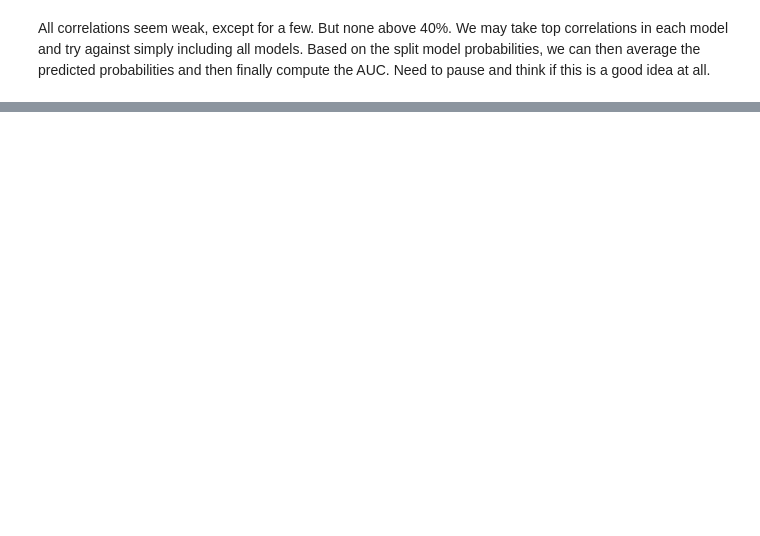
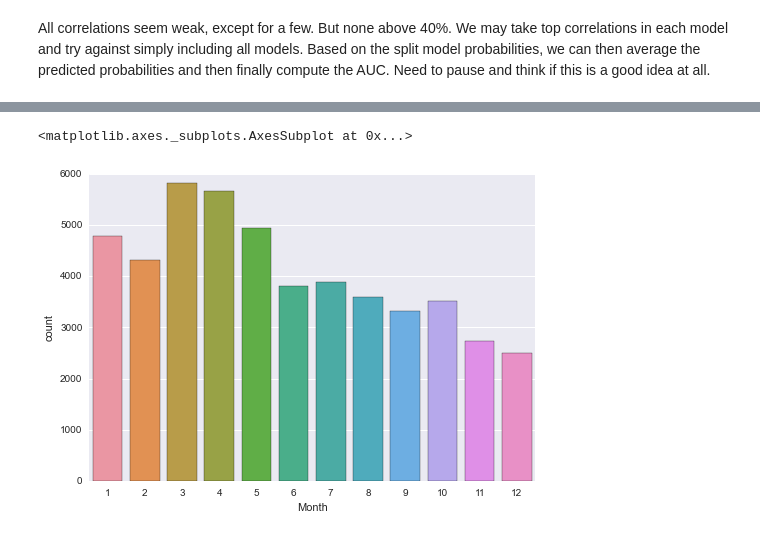
Before and after one commit to sathya288/kaggle, a Jupyter notebook: homesite/Homesite.ipynb, the cells around one changed output, grey strips where cells are left out. Cells and saved outputs as stored; diff of their text form; code cells hidden in the pictures; blank space fills up the shorter version.

```diff
--- a/homesite/Homesite.ipynb
+++ b/homesite/Homesite.ipynb
@@ -193,0 +252,5 @@ Based on the split model probabilities, we can then average the predicted probab
+# %%
+sns.countplot(x=train['Month'].loc[train['QuoteConversion_Flag']==1], order=[1,2,3,4,5,6,7,8,9,10,11,12])
+# %% [output]
+<matplotlib.axes._subplots.AxesSubplot at 0x...>
+[figure, added]
```
Also changed, not shown: parts of 24 cells of this notebook, 1 other file.
